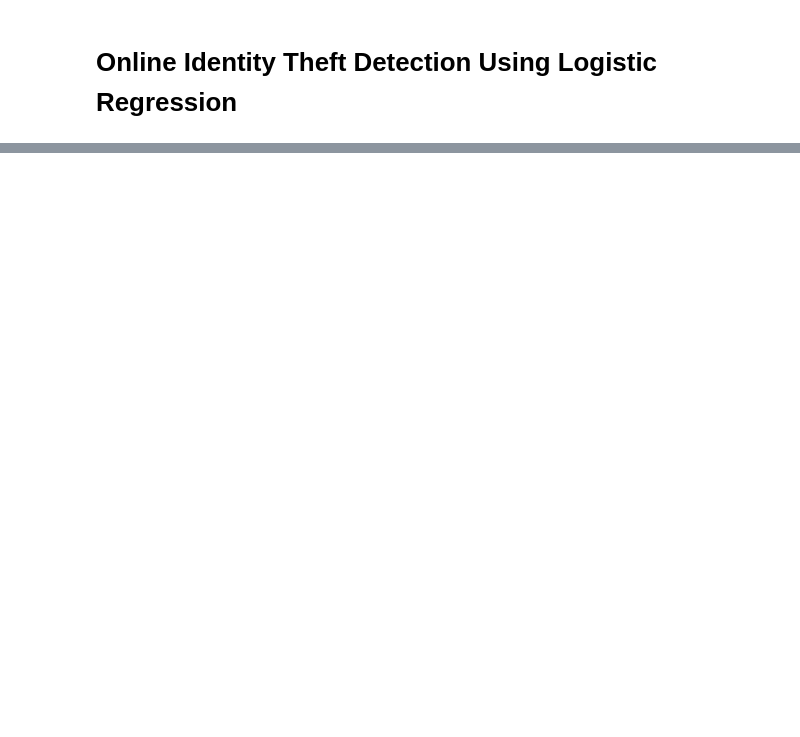
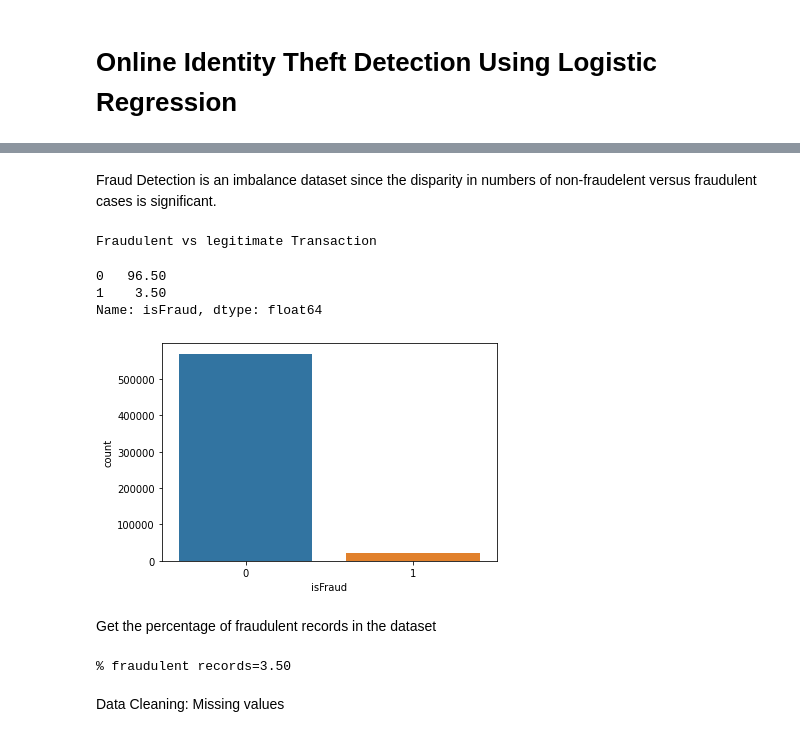
Before and after one commit to RotichG/Fraud-Detection, a Jupyter notebook: final_project.ipynb, the cells around one changed output, grey strips where cells are left out. Saved outputs shown, nothing was run; the diff lists cells and outputs as text; code cells hidden in the pictures; blank space fills up the shorter version.

```diff
--- a/final_project.ipynb
+++ b/final_project.ipynb
@@ -21,3 +18,4 @@ Mounted at /content/FraudDataset/
 # %%
-transaction_df=pd.read_csv('/train_transaction.csv')
-identity_df=pd.read.csv('train_identity.csv')
+transaction_df= pd.read_csv('/content/drive/MyDrive/FraudDataset/train_transaction.csv')
+identity_df= pd.read_csv('/content/drive/MyDrive/FraudDataset/train_identity.csv')
+df_train=pd.merge(transaction_df, identity_df, on="TransactionID", how="left")
@@ -30,0 +49,28 @@ pd.set_option('display.width',400)
+# %%
+def reduce_mem_usage(df, verbose=True):
+    numerics = ['int16', 'int32', 'int64', 'float16', 'float32', 'float64']
+    start_mem = df.memory_usage().sum() / 1024**2
+    for col in df.columns:
+        col_type = df[col].dtypes
+        if col_type in numerics:
+            c_min = df[col].min()
+            c_max = df[col].max()
+            if str(col_type)[:3] == 'int':
+                if c_min > np.iinfo(np.int8).min and c_max < np.iinfo(np.int8).max:
+                    df[col] = df[col].astype(np.int8)
+                elif c_min > np.iinfo(np.int16).min and c_max < np.iinfo(np.int16).max:
+                    df[col] = df[col].astype(np.int16)
+                elif c_min > np.iinfo(np.int32).min and c_max < np.iinfo(np.int32).max:
+                    df[col] = df[col].astype(np.int32)
+                elif c_min > np.iinfo(np.int64).min and c_max < np.iinfo(np.int64).max:
+                    df[col] = df[col].astype(np.int64)
+            else:
+                if c_min > np.finfo(np.float16).min and c_max < np.finfo(np.float16).max:
+                    df[col] = df[col].astype(np.float16)
+                elif c_min > np.finfo(np.float32).min and c_max < np.finfo(np.float32).max:
+                    df[col] = df[col].astype(np.float32)
+                else:
+                    df[col] = df[col].astype(np.float64)
+    end_mem = df.memory_usage().sum() / 1024**2
+    if verbose: print('Mem. usage decreased to {:5.2f} Mb ({:.1f}% reduction)'.format(end_mem, 100 * (start_mem - end_mem) / start_mem))
+    return df
@@ -30,0 +79,3 @@ pd.set_option('display.width',400)
+# %%
+df_train= reduce_mem_usage(df_train)
+df_test= reduce_mem_usage(df_test)
@@ -30,0 +165,21 @@ pd.set_option('display.width',400)
+# %% [markdown]
+Fraud Detection is an imbalance dataset since the disparity in numbers of non-fraudelent versus fraudulent cases is significant.
+# %%
+sns.countplot(df_train['isFraud'])
+print("Fraudulent vs legitimate Transaction")
+df_train['isFraud'].value_counts(normalize=True) * 100
+# %% [output]
+Fraudulent vs legitimate Transaction
+0   96.50
+1    3.50
+Name: isFraud, dtype: float64
+[figure, added]
+# %% [markdown]
+Get the percentage of fraudulent records in the dataset
+# %%
+fraud_percent=len(df_train[df_train['isFraud']==1].index)*100/df_train.shape[0]
+print("% fraudulent records={:.2f}".format(fraud_percent))
+# %% [output]
+% fraudulent records=3.50
+# %% [markdown]
+Data Cleaning: Missing values
```
Also changed, not shown: parts of 23 cells of this notebook.
